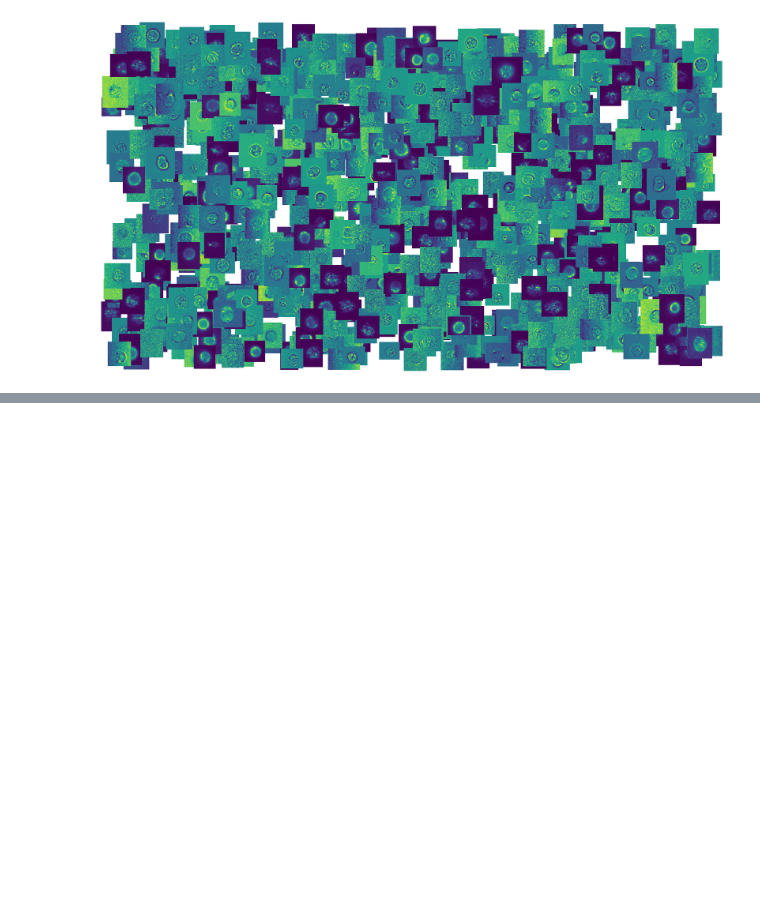
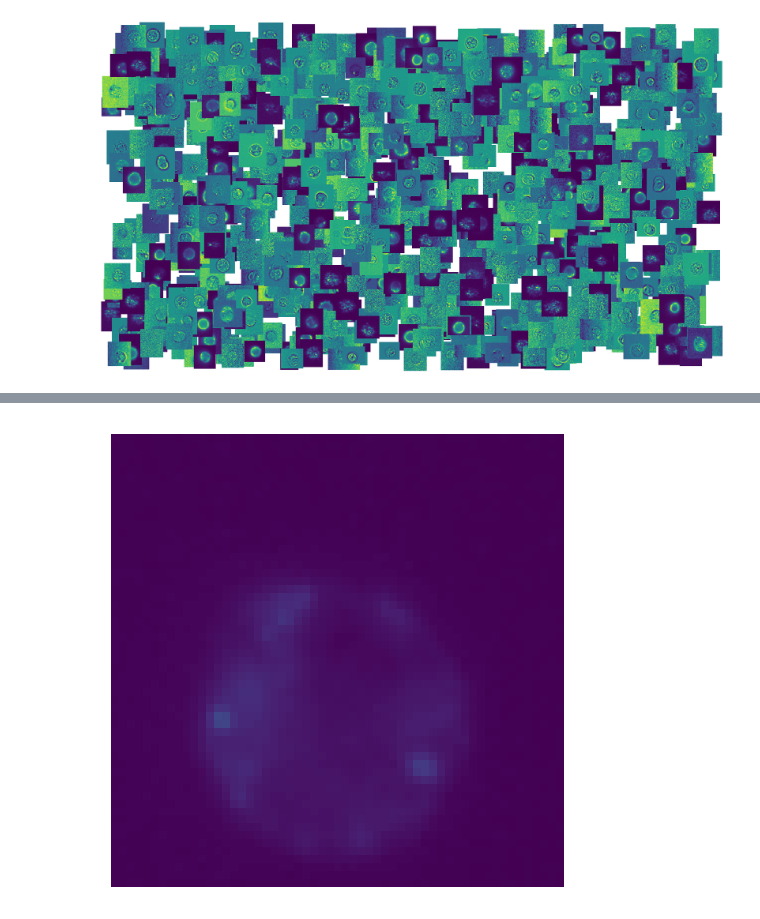
Before and after one commit to harel-coffee/SCIP-use-case-workflows-auto, a Jupyter notebook: notebooks/QC/cloud.ipynb, the cells around one changed output, grey strips where cells are left out. Drawn from its saved outputs; the diff is of its cells as text; code cells hidden in the pictures; blank space fills up the shorter version.

```diff
--- a/notebooks/QC/cloud.ipynb
+++ b/notebooks/QC/cloud.ipynb
@@ -86,0 +93,11 @@ ax.set_axis_off()
+# %%
+im = images[40]
+image = numpy.empty(shape=im.shape + (4,), dtype=float)
+for c in range(len(im)):
+    image[c] = plt.get_cmap("viridis")(norm(im[c]))
+# %%
+fig, ax = plt.subplots(dpi=150)
+ax.imshow(numpy.vstack(image[[1]]))
+ax.set_axis_off()
+# %% [output]
+[figure, added]
```
Also changed, not shown: parts of 5 cells of this notebook, 1 other file.
